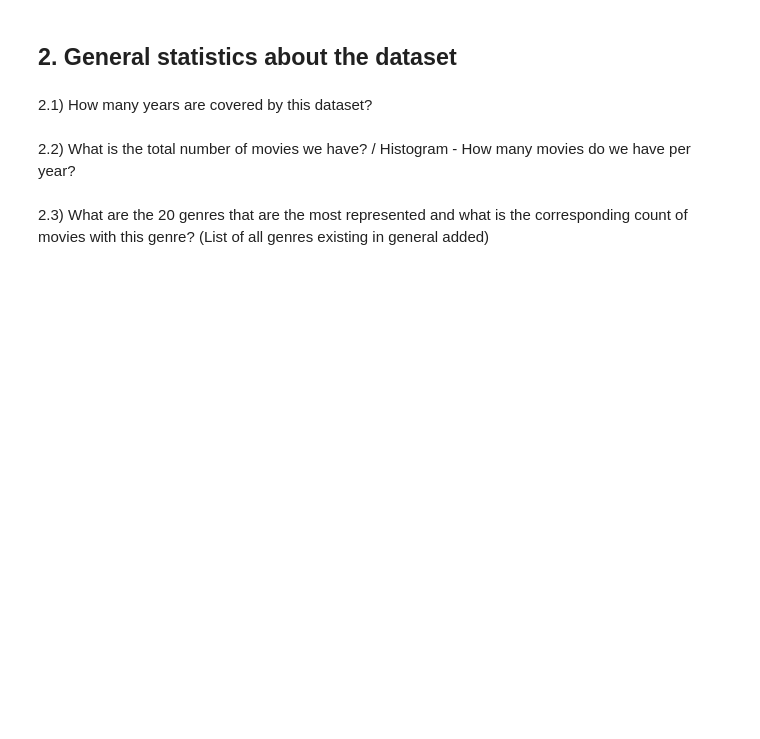
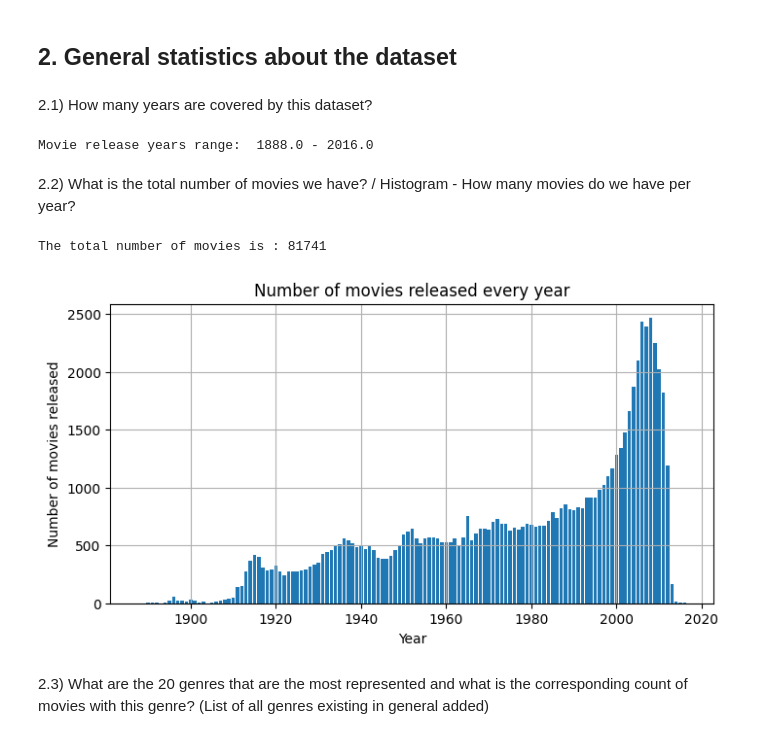
Before and after one commit to epfl-ada/ada-2023-project-onsecalme123, a Jupyter notebook: milestone2.ipynb, the cells around one changed output. Cells and saved outputs as stored; diff of their text form; code cells hidden in the pictures; blank space fills up the shorter version.

```diff
--- a/milestone2.ipynb
+++ b/milestone2.ipynb
@@ -37,8 +38,35 @@ movies.head()
 ## 2. General statistics about the dataset
 # %% [markdown]
 2.1) How many years are covered by this dataset?
+# %%
+movies_df = movies.copy()
+
+# I decided to replace the dates in the dataset copy by the years only, since we don't need the month and the year
+# one weird value at index 62836, date is 1010-12-02 --> could not be converted to datetime so replaced by NaT
+movies_df['date'] = pd.to_datetime(movies_df['date'], errors = 'coerce', format = 'mixed').dt.year
+
+print("Movie release years range: ", movies_df['date'].min(), "-", movies_df['date'].max())
+# %% [output]
+Movie release years range:  1888.0 - 2016.0
 # %% [markdown]
 2.2) What is the total number of movies we have?
 / Histogram - How many movies do we have per year?
+# %%
+print("The total number of movies is :", movies_df.shape[0])
+# %% [output]
+The total number of movies is : 81741
+# %%
+# calculating the number of movies per year
+movies_per_year = movies_df['date'].value_counts()
+
+plt.figure(figsize = (8, 4))
+plt.bar(movies_per_year.index, movies_per_year.values)
+plt.xlabel('Year')
+plt.ylabel('Number of movies released')
+plt.title('Number of movies released every year')
+plt.grid(True)
+plt.show()
+# %% [output]
+[figure, added]
 # %% [markdown]
 2.3) What are the 20 genres that are the most represented and what is the corresponding count of movies with this genre? (List of all genres existing in general added)
```
Also changed, not shown: parts of 3 cells of this notebook.
